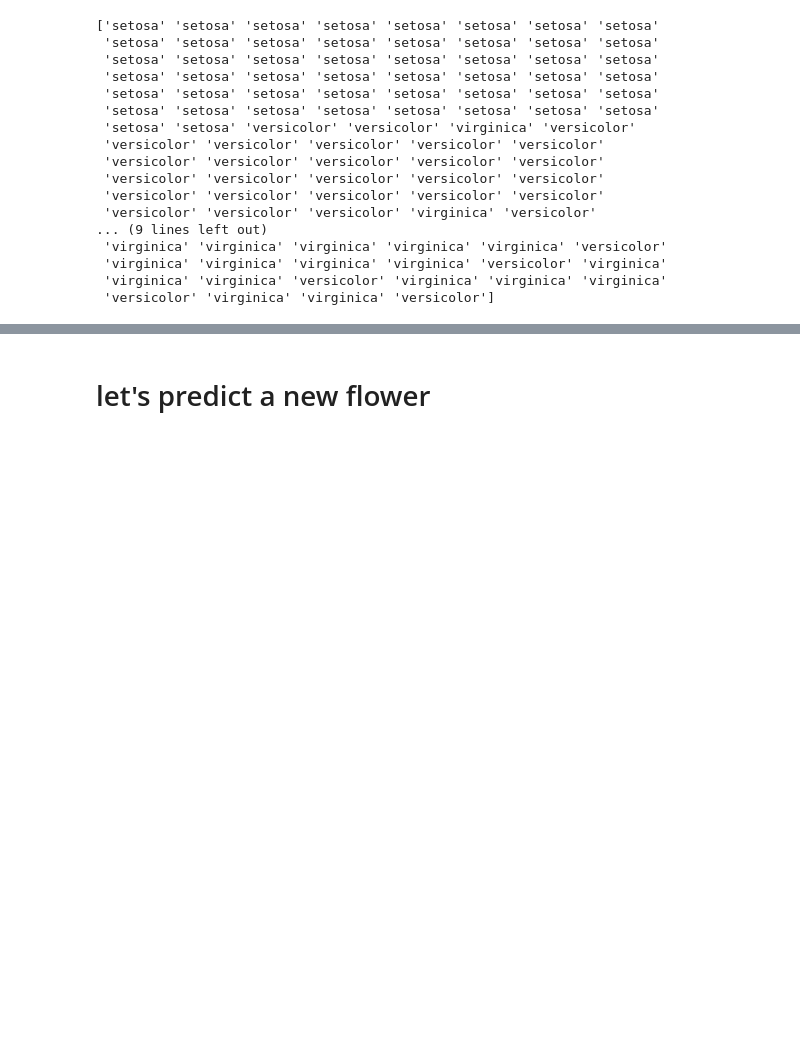
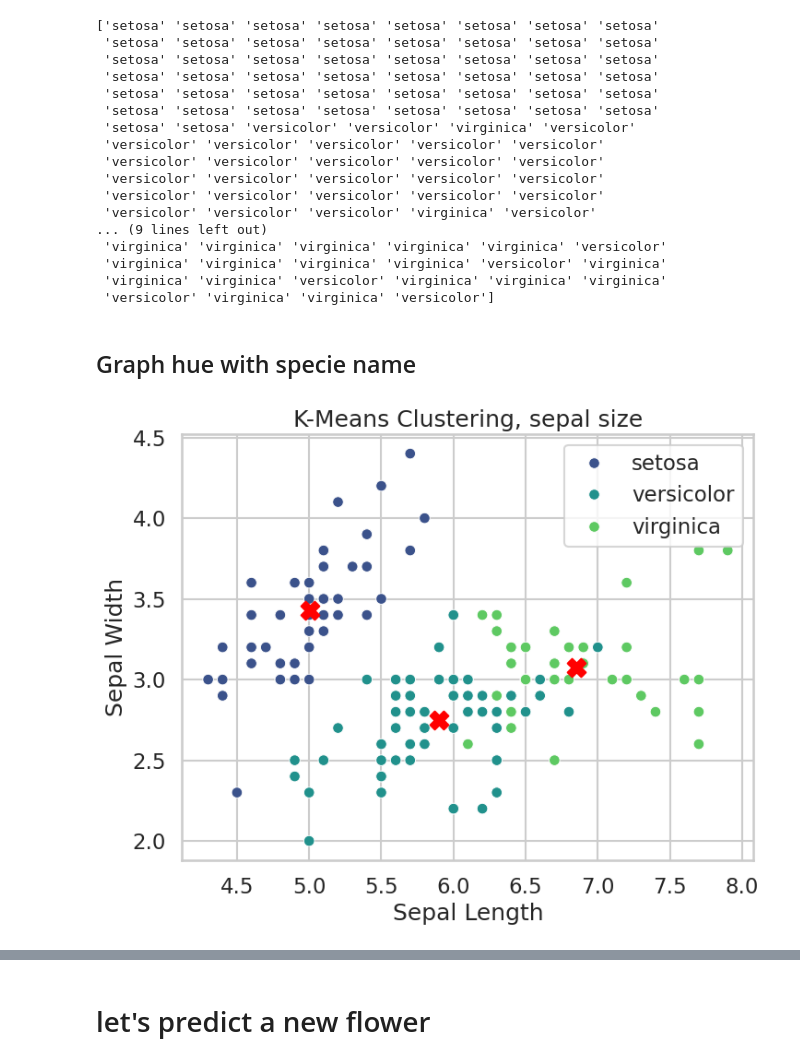
Before and after one commit to code-with-ayyan/Machine-Learning-from-scratch, a Jupyter notebook: Practice/unsupervised_practice/KMeans.ipynb, the cells around one changed output, grey strips where cells are left out. Cells and saved outputs as stored; diff of their text form; code cells hidden in the pictures; blank space fills up the shorter version.

Commit message:
Maping Graph of KMeans

```diff
--- a/Practice/unsupervised_practice/KMeans.ipynb
+++ b/Practice/unsupervised_practice/KMeans.ipynb
@@ -331,3 +333,31 @@ print(mapped_species)
  'virginica' 'virginica' 'virginica' 'virginica' 'versicolor' 'virginica'
  'virginica' 'virginica' 'versicolor' 'virginica' 'virginica' 'virginica'
  'versicolor' 'virginica' 'virginica' 'versicolor']
+# %% [markdown]
+## Graph hue with specie name
+# %%
+plt.figure(figsize=(8, 6))
+
+sns.scatterplot(
+    x=X[:, 0],  # Sepal Length
+    y=X[:, 1],  # Sepal Width
+    hue=mapped_species,
+    palette="viridis",
+    s=70
+)
+
+plt.scatter(
+    final_kmeans.cluster_centers_[:, 0],
+    final_kmeans.cluster_centers_[:, 1],
+    c="red",
+    marker="X",
+    s=200,
+    label="Centroids"
+)
+
+plt.xlabel("Sepal Length")
+plt.ylabel("Sepal Width")
+plt.title("K-Means Clustering, sepal size")
+plt.show()
+# %% [output]
+[figure, added]
```
Also changed, not shown: parts of 2 cells of this notebook.
